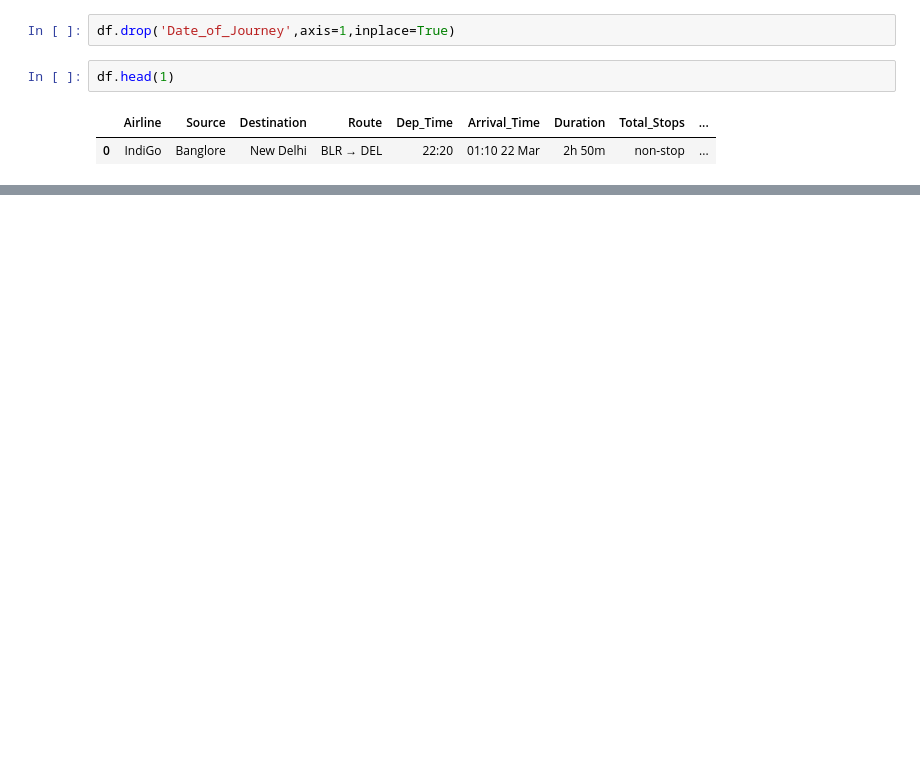
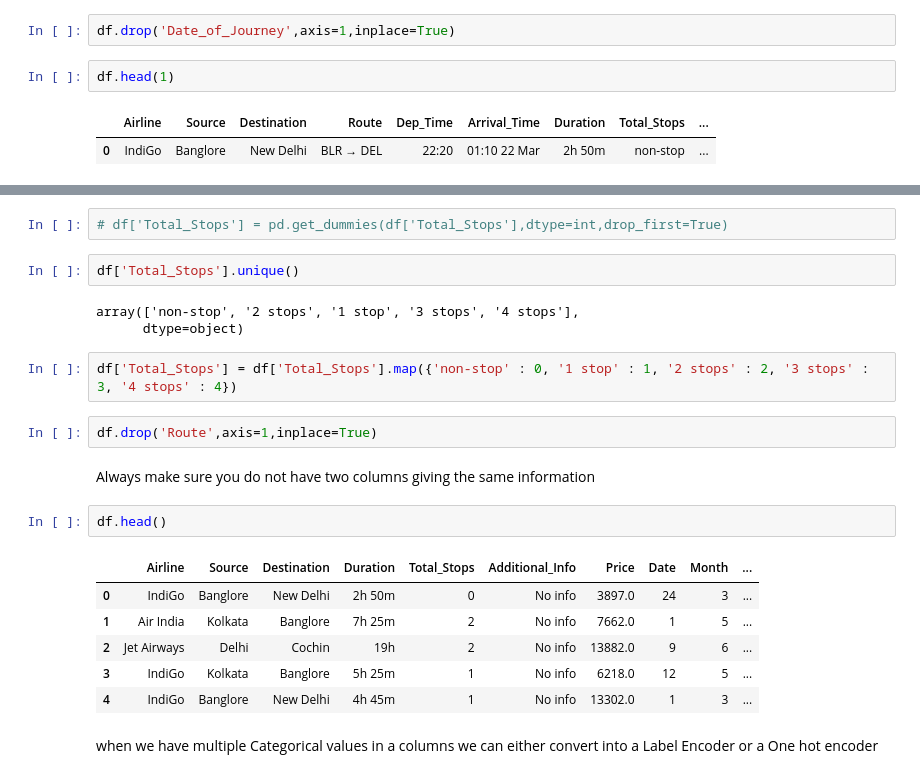
Before and after one commit to hsnaidu/DS_L, a Jupyter notebook: EDA/flight.ipynb, the cells around one changed output, grey strips where cells are left out. Cells and saved outputs as stored; diff of their text form; blank space fills up the shorter version.

```diff
--- a/EDA/flight.ipynb
+++ b/EDA/flight.ipynb
@@ -141,0 +234,24 @@ df.head(1)
+# %%
+# df['Total_Stops'] = pd.get_dummies(df['Total_Stops'],dtype=int,drop_first=True)
+# %%
+df['Total_Stops'].unique()
+# %% [output]
+array(['non-stop', '2 stops', '1 stop', '3 stops', '4 stops'],
+      dtype=object)
+# %%
+df['Total_Stops'] = df['Total_Stops'].map({'non-stop' : 0, '1 stop' : 1, '2 stops' : 2, '3 stops' : 3, '4 stops' : 4})
+# %%
+df.drop('Route',axis=1,inplace=True)
+# %% [markdown]
+Always make sure you do not have two columns giving the same information
+# %%
+df.head()
+# %% [output]
+|  | Airline | Source | Destination | Duration | Total_Stops | Additional_Info | Price | Date | Month | ... |
+| 0 | IndiGo | Banglore | New Delhi | 2h 50m | 0 | No info | 3897.0 | 24 | 3 | ... |
+| 1 | Air India | Kolkata | Banglore | 7h 25m | 2 | No info | 7662.0 | 1 | 5 | ... |
+| 2 | Jet Airways | Delhi | Cochin | 19h | 2 | No info | 13882.0 | 9 | 6 | ... |
+| 3 | IndiGo | Kolkata | Banglore | 5h 25m | 1 | No info | 6218.0 | 12 | 5 | ... |
+| 4 | IndiGo | Banglore | New Delhi | 4h 45m | 1 | No info | 13302.0 | 1 | 3 | ... |
+# %% [markdown]
+when we have multiple Categorical values in a columns we can either convert into a Label Encoder or a One hot encoder
```
Also changed, not shown: parts of 28 cells of this notebook.
